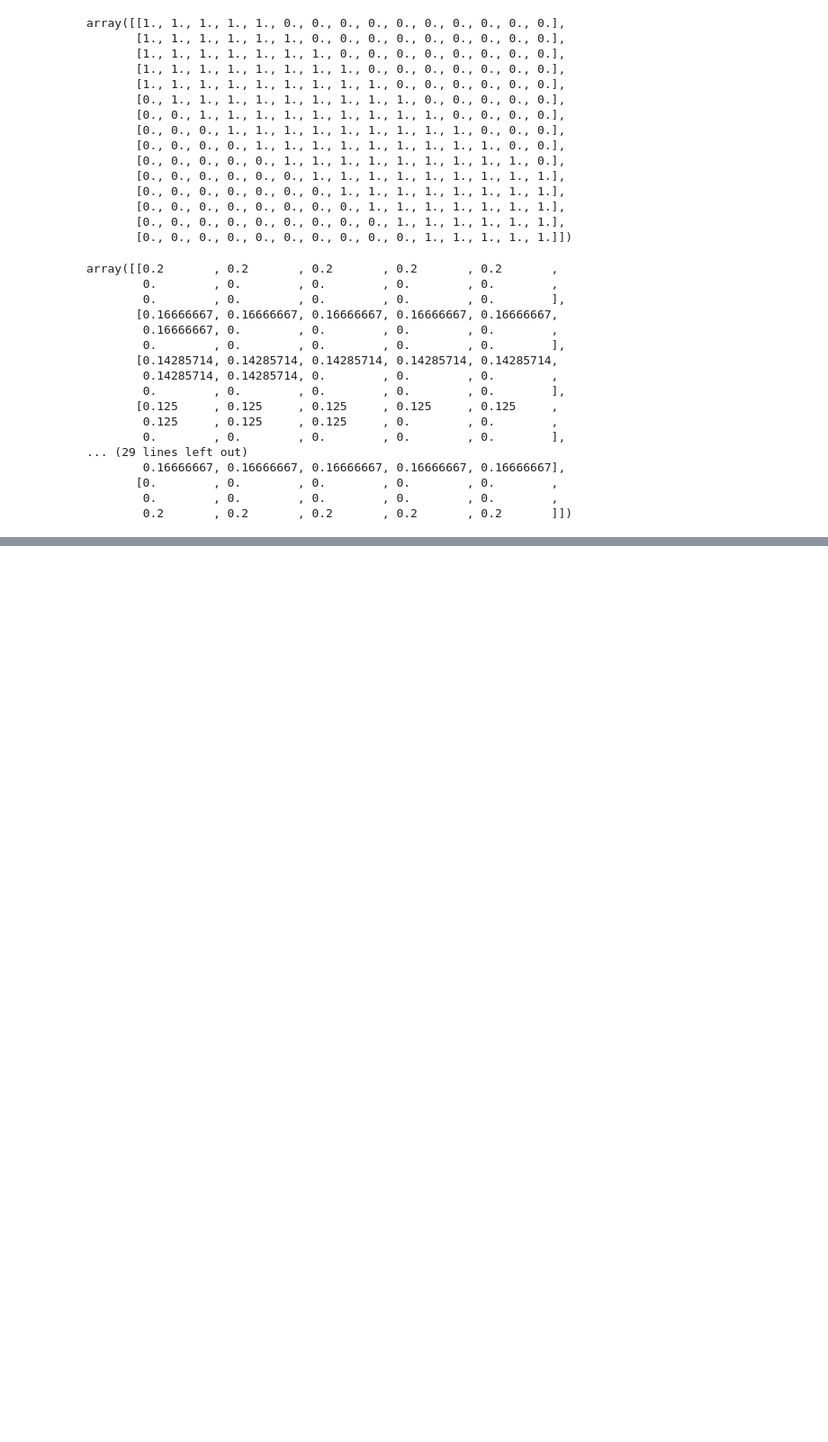
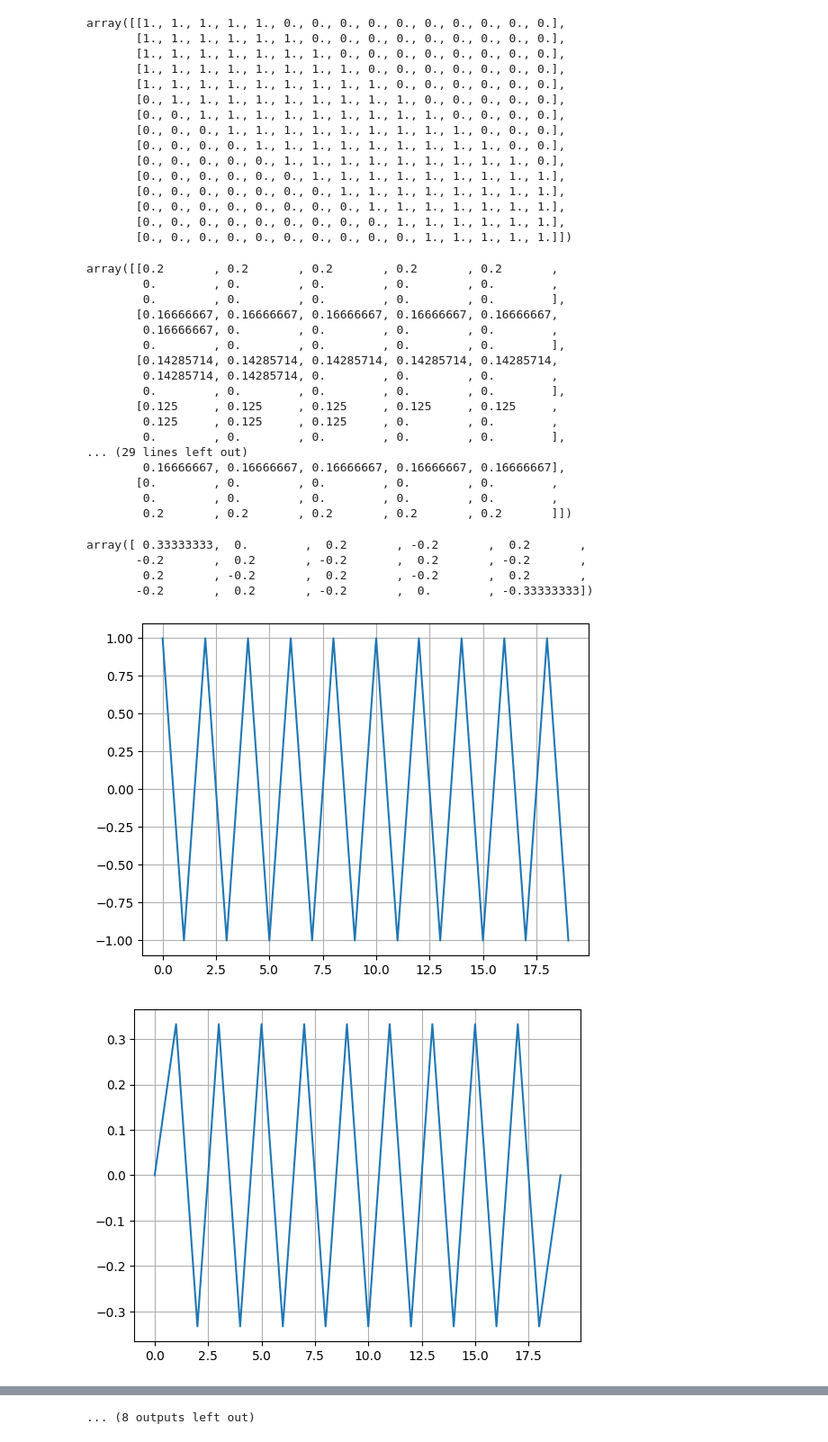
Before and after one commit to sinancc/MA22C026_2023_PL, a Jupyter notebook: Assignments/Assignment 5/Averaging_Matrix.ipynb, the cells around one changed output, grey strips where cells are left out. Shown at 90% size. Drawn from its saved outputs; the diff is of its cells as text; code cells hidden in the pictures; blank space fills up the shorter version.

```diff
--- a/Assignments/Assignment 5/Averaging_Matrix.ipynb
+++ b/Assignments/Assignment 5/Averaging_Matrix.ipynb
@@ -52,3 +52,39 @@ array([[0.2       , 0.2       , 0.2       , 0.2       , 0.2       ,
        [0.        , 0.        , 0.        , 0.        , 0.        ,
         0.        , 0.        , 0.        , 0.        , 0.        ,
         0.2       , 0.2       , 0.2       , 0.2       , 0.2       ]])
+# %%
+import numpy as np
+import math
+n = 20
+k=2
+def vec(n):
+  x=np.zeros(n)
+  for i in range(n):
+    x[i]=(-1)**i
+  return x
+
+y= vec(n)
+A=averaging_operator(n,k)
+np.dot(A,y)
+# %% [output]
+array([ 0.33333333,  0.        ,  0.2       , -0.2       ,  0.2       ,
+       -0.2       ,  0.2       , -0.2       ,  0.2       , -0.2       ,
+        0.2       , -0.2       ,  0.2       , -0.2       ,  0.2       ,
+       -0.2       ,  0.2       , -0.2       ,  0.        , -0.33333333])
+# %%
+n=20
+import matplotlib.pyplot as plt
+for j in range(n):
+  z=vec(n)
+
+  B=averaging_operator(n,j)
+  C=np.dot(B,z)
+  # print("for k=",j,"" ,C)
+  plt.figure()
+  plt.plot(range(n),C)
+  plt.grid()
+
+#we have plotted for all k s in range (n)
+# %% [output]
+[figure, added]
+[figure, added]
@@ -55 +101,2 @@ array([[0.2       , 0.2       , 0.2       , 0.2       , 0.2       ,
+... (8 outputs left out)
 # %%
```
Also changed, not shown: parts of 3 cells of this notebook.
